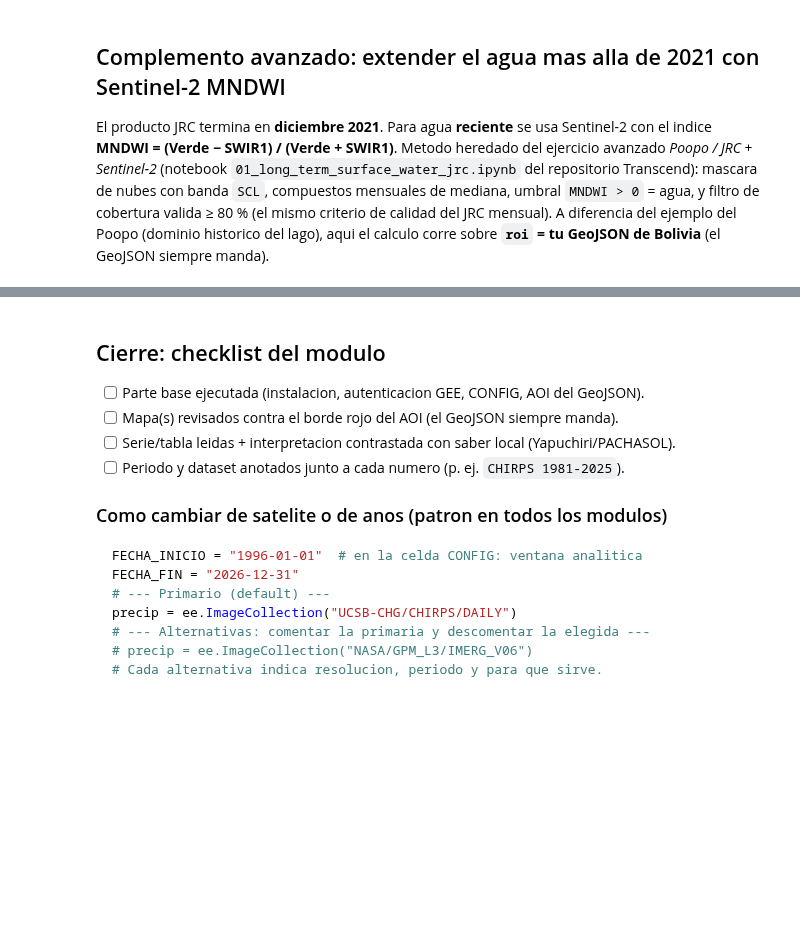
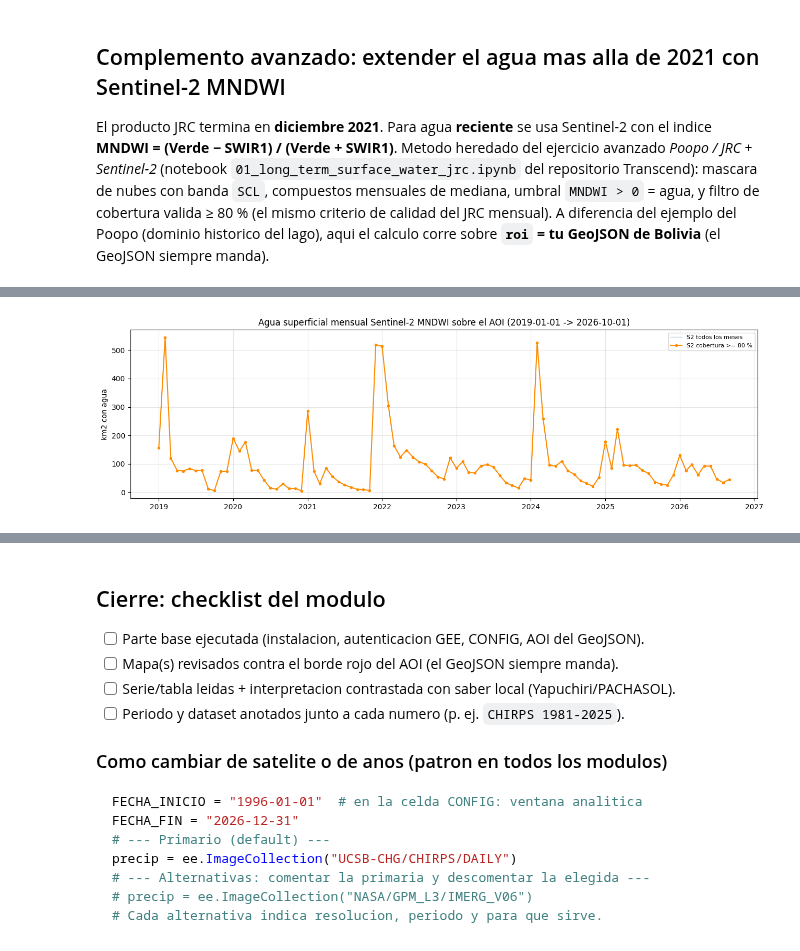
Before and after one commit to AGRIdigital-Climbat/PlantillaMapa, a Jupyter notebook: 08_Agua_Superficial/01_agua_superficial.ipynb, the cells around one changed output, grey strips where cells are left out. Saved outputs shown, nothing was run; the diff lists cells and outputs as text; code cells hidden in the pictures; blank space fills up the shorter version.

```diff
--- a/08_Agua_Superficial/01_agua_superficial.ipynb
+++ b/08_Agua_Superficial/01_agua_superficial.ipynb
@@ -588,68 +595,105 @@ corre sobre **`roi` = tu GeoJSON de Bolivia** (el GeoJSON siempre manda).
 import datetime
 
 S2_START = "2019-01-01"
-S2_END = datetime.date.today().replace(day=1).isoformat()  # ultimo mes completo
-MIN_VALID_COVERAGE = 80  # % mismo criterio que el JRC mensual
+S2_END = datetime.date.today().replace(day=1).isoformat()   # ultimo mes completo
+MIN_VALID_COVERAGE = 80    # % de pixeles con dato para aceptar el mes
+S2_SCALE_M = 20            # B11 (SWIR1) resuelve a 20 m -> escala de reduccion
+S2_COL = "COPERNICUS/S2_SR_HARMONIZED"
+# S2_COL = "COPERNICUS/S2_HARMONIZED"  # TOA: mas rapido, menos preciso
 
-# --- Alternativa de satelite: comentar/descomentar ---
-# Primario: COPERNICUS/S2_SR_HARMONIZED (10-20 m, 2017+, MNDWI con B3 verde y B11 SWIR1)
-S2_COL = "COPERNICUS/S2_SR_HARMONIZED"
-# S2_COL = "COPERNICUS/S2_HARMONIZED"  # TOA (sin correccion atmosferica): mas rapido, menos preciso
+# --- Area TOTAL del AOI (denominador REAL de la cobertura) ------------------
+# Se calcula UNA sola vez con maxError=1 (exacto) y NO depende de la mascara S2.
+AOI_KM2 = roi.area(maxError=1).divide(1e6).getInfo()
+print(f"AOI total: {AOI_KM2:,.1f} km2")
+
 
 def mask_s2(image):
+    """Enmascara nubes/sombras/nieve con SCL y deja B3+B11 en reflectancia."""
     scl = image.select("SCL")
     clear = (scl.neq(0).And(scl.neq(1)).And(scl.neq(3)).And(scl.neq(8))
              .And(scl.neq(9)).And(scl.neq(10)).And(scl.neq(11)))
     optical = image.select(["B3", "B11"]).multiply(0.0001).updateMask(clear)
     return optical.copyProperties(image, ["system:time_start"])
 
+
 s2 = (ee.ImageCollection(S2_COL).filterBounds(roi)
       .filterDate(S2_START, S2_END)
-      .filter(ee.Filter.lt("CLOUDY_PIXEL_PERCENTAGE", 80)).map(mask_s2))
+      .filter(ee.Filter.lt("CLOUDY_PIXEL_PERCENTAGE", 80))
+      .map(mask_s2))
 print("Periodo Sentinel-2:", S2_START, "a", S2_END)
 print("Imagenes S2:", s2.size().getInfo())
 
+# --- Iterar por meses (server-side) -----------------------------------------
 n_months = ee.Date(S2_END).difference(ee.Date(S2_START), "month").round()
 offsets = ee.List.sequence(0, n_months.subtract(1))
 
+
 def monthly_mndwi(offset):
+    """Compuesto mensual MNDWI. Meses sin imagenes devuelven banda vacia (no rompe)."""
     start = ee.Date(S2_START).advance(offset, "month")
-    comp = s2.filterDate(start, start.advance(1, "month")).median()
+    sub = s2.filterDate(start, start.advance(1, "month"))
+    comp = ee.Image(ee.Algorithms.If(
+        sub.size().gt(0),
+        sub.median(),
+        ee.Image.constant([0, 0]).rename(["B3", "B11"]).selfMask(),  # vacia
+    ))
     mndwi = comp.normalizedDifference(["B3", "B11"]).rename("MNDWI")
     return mndwi.set("date", start.format("YYYY-MM-dd"))
+
 
 mndwi_monthly = ee.ImageCollection(offsets.map(monthly_mndwi))
 print("Meses con compuesto S2:", mndwi_monthly.size().getInfo())
 
+
 def _area_mes(img):
+    """Agua + pixeles validos en UNA sola reduceRegion por mes.
+
+    - agua_km2   : suma de areas de pixeles con MNDWI > 0
+    - valida_km2 : suma de areas de pixeles CON DATO (denominador de cobertura)
+    Ambas a la MISMA escala (S2_SCALE_M) para que sean comparables.
+    """
     m = img.select("MNDWI")
-    agua = m.gt(0).unmask(0, False).rename("agua")
-    valida = m.mask().unmask(0, False).gt(0).rename("valida")
-    pix = ee.Image.pixelArea().divide(1e6).updateMask(m.mask())  # km2 por pixel con dato
-    area = pix.addBands(agua.multiply(pix).rename("agua_km2")).addBands(
-        valida.multiply(pix).rename("valida_km2"))
-    st = area.select(["agua_km2", "valida_km2"]).reduceRegion(
-        ee.Reducer.sum(), roi, 20, maxPixels=1e10, tileScale=4, bestEffort=True)
-    tot = pix.reduceRegion(ee.Reducer.sum(), roi, 1000,
-                           maxPixels=1e9, bestEffort=True).getInfo()
-    return ee.Feature(None, {"date": img.get("date"),
-                             "agua_km2": st.get("agua_km2"),
-                             "valida_km2": st.get("valida_km2"),
-                             "aoi_km2": tot.get("area")})
+    pix = ee.Image.pixelArea().divide(1e6)          # km2 por pixel (sin enmascarar)
+    valida = m.mask().unmask(0, False)              # 1 donde hay dato, 0 si no
+    agua = m.gt(0).unmask(0, False)                 # 1 donde MNDWI>0 (agua)
+    stacked = (
+        pix.updateMask(valida).rename("valida_km2")
+        .addBands(pix.updateMask(agua).rename("agua_km2"))
+    )
+    st = stacked.reduceRegion(
+        ee.Reducer.sum(), roi, S2_SCALE_M,
+        maxPixels=1e10, tileScale=8,
+        bestEffort=False,          # <-- NO usar bestEffort en sumas de area
+    )
+    return ee.Feature(None, {
+        "date": img.get("date"),
+        "agua_km2": st.get("agua_km2"),
+        "valida_km2": st.get("valida_km2"),
+    })
+
 
 fc = ee.FeatureCollection(mndwi_monthly.map(_area_mes)).getInfo()
-recs = [f["properties"] for f in fc["features"]]
-df_s2 = pd.DataFrame(recs)
+df_s2 = pd.DataFrame([f["properties"] for f in fc["features"]])
 df_s2["date"] = pd.to_datetime(df_s2["date"])
-df_s2["cobertura_pct"] = 100 * df_s2["valida_km2"] / df_s2["aoi_km2"]
-df_s2["agua_filtrada_km2"] = df_s2["agua_km2"].where(df_s2["cobertura_pct"] >= MIN_VALID_COVERAGE)
-print("Meses con cobertura >= 80 %:", int(df_s2["agua_filtrada_km2"].notna().sum()), "de", len(df_s2))
+df_s2["agua_km2"]   = pd.to_numeric(df_s2["agua_km2"],   errors="coerce")
+df_s2["valida_km2"] = pd.to_numeric(df_s2["valida_km2"], errors="coerce")
+
+# Cobertura REAL = pixeles con dato / area total del AOI (AOI_KM2, constante)
+df_s2["cobertura_pct"] = 100 * df_s2["valida_km2"] / AOI_KM2
+df_s2["agua_filtrada_km2"] = df_s2["agua_km2"].where(
+    df_s2["cobertura_pct"] >= MIN_VALID_COVERAGE
+)
+
+n_ok = int(df_s2["agua_filtrada_km2"].notna().sum())
+print(f"Meses con cobertura >= {MIN_VALID_COVERAGE} %: {n_ok} de {len(df_s2)}")
 display(df_s2.tail(10))
 
 plt.figure(figsize=(13, 4))
-plt.plot(df_s2["date"], df_s2["agua_km2"], color="steelblue", lw=1, alpha=0.35, label="S2 todos los meses")
+plt.plot(df_s2["date"], df_s2["agua_km2"], color="steelblue", lw=1, alpha=0.35,
+         label="S2 todos los meses")
 plt.plot(df_s2["date"], df_s2["agua_filtrada_km2"], color="darkorange", lw=1.5,
-         marker="o", ms=3, label="S2 cobertura >= 80 %")
+         marker="o", ms=3, label=f"S2 cobertura >= {MIN_VALID_COVERAGE} %")
 plt.title(f"Agua superficial mensual Sentinel-2 MNDWI sobre el AOI ({S2_START} -> {S2_END})")
 plt.ylabel("km2 con agua")
 plt.legend(fontsize=8); plt.grid(alpha=0.3); plt.tight_layout(); plt.show()
+# %% [output]
@@ -655,0 +716 @@ plt.legend(fontsize=8); plt.grid(alpha=0.3); plt.tight_layout(); plt.show()
+[figure, added]
```
Also changed, not shown: parts of 6 cells of this notebook.
